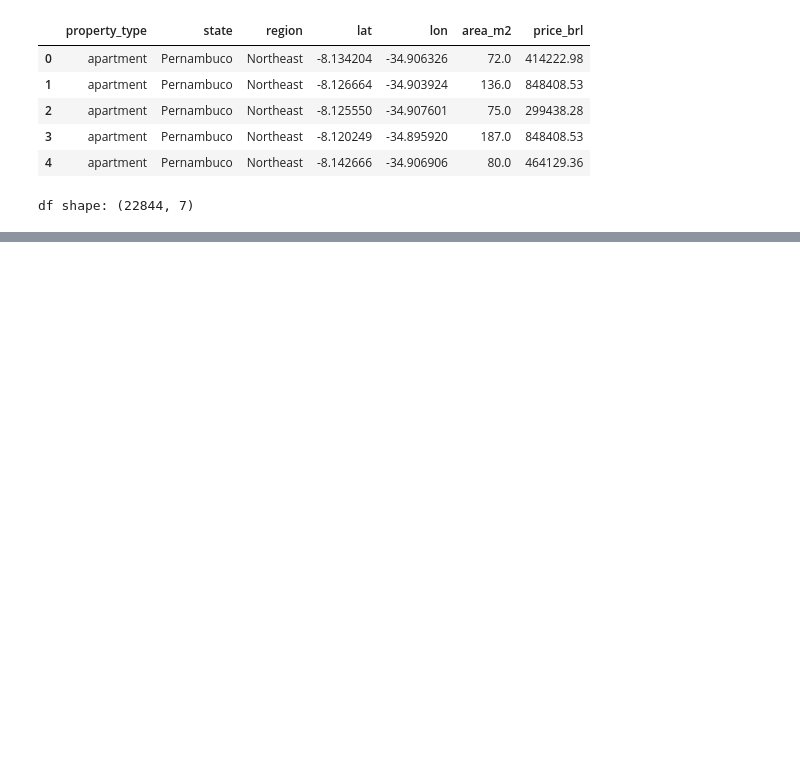
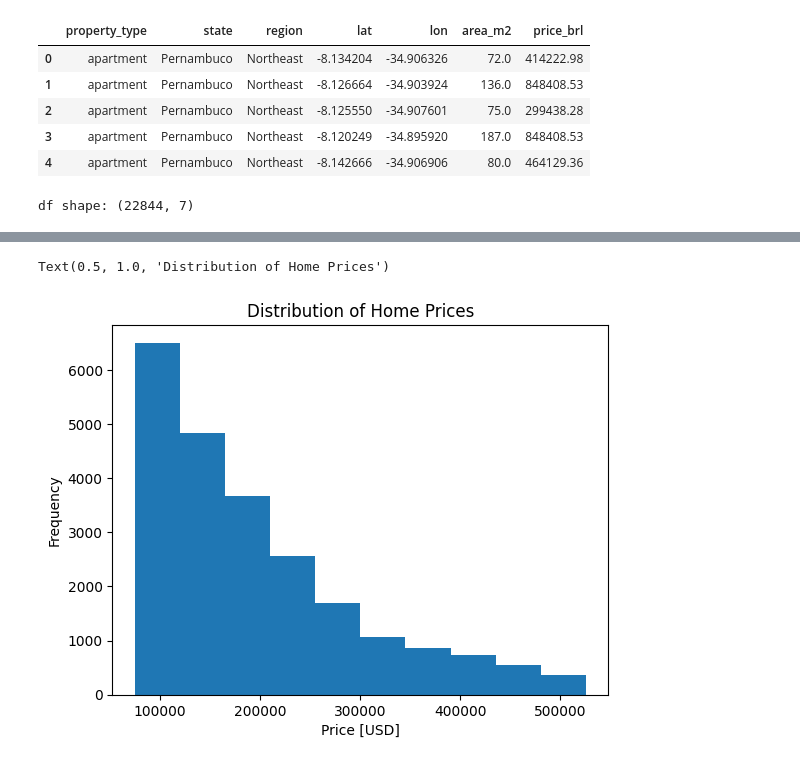
Before and after one commit to afadamarcello-code/WQU-Applied-Data-Science-Lab, a Jupyter notebook: brazil_housing_analysis.ipynb, the cells around one changed output, grey strips where cells are left out. Drawn from its saved outputs; the diff is of its cells as text; code cells hidden in the pictures; blank space fills up the shorter version.

```diff
--- a/brazil_housing_analysis.ipynb
+++ b/brazil_housing_analysis.ipynb
@@ -96,0 +130,11 @@ df shape: (22844, 7)
+# %%
+fig, ax = plt.subplots()
+
+
+ax.hist(df["price_usd"])
+plt.xlabel("Price [USD]")
+plt.ylabel("Frequency")
+plt.title("Distribution of Home Prices")
+# %% [output]
+Text(0.5, 1.0, 'Distribution of Home Prices')
+[figure, added]
```
Also changed, not shown: parts of 16 cells of this notebook.
